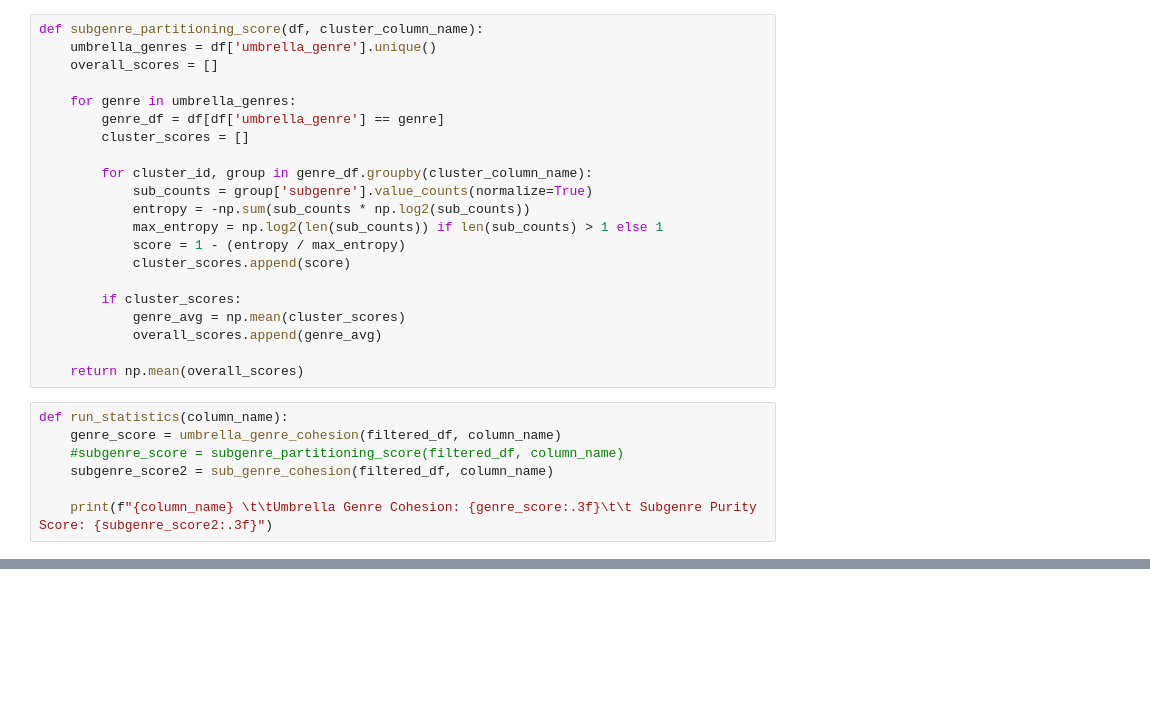
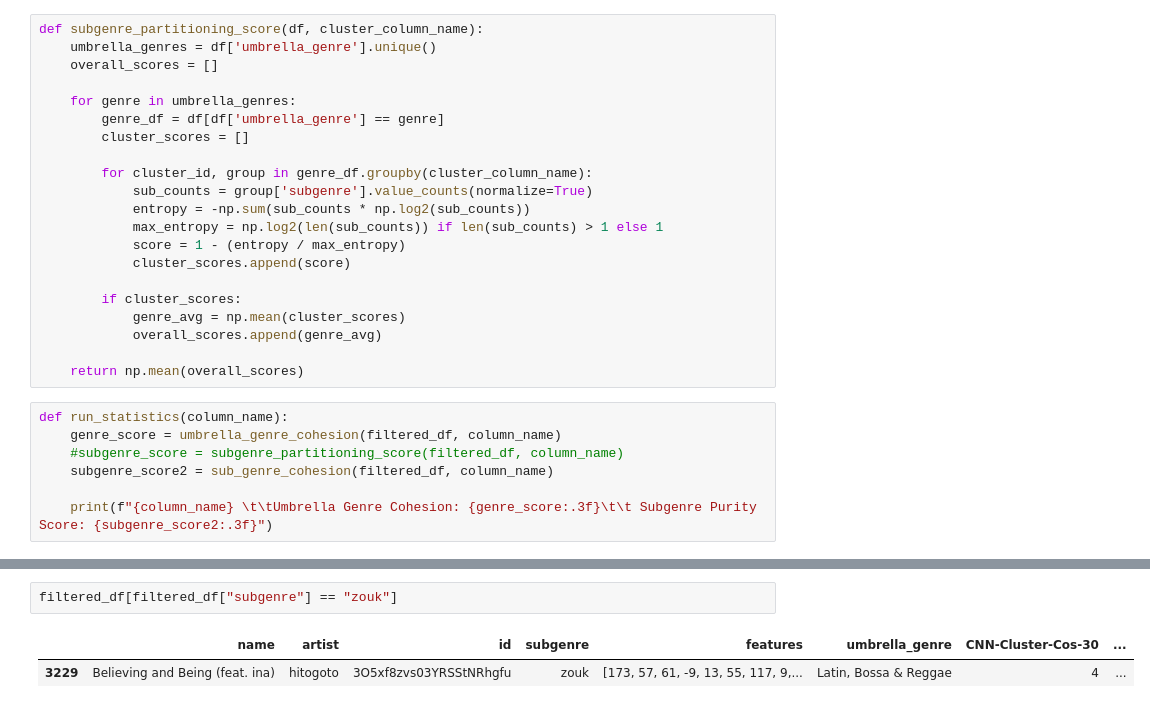
Before and after one commit to Gorp5/ContrastiveMusicLearning, a Jupyter notebook: src/DataAnalysis.ipynb, the cells around one changed output, grey strips where cells are left out. Drawn from its saved outputs; the diff is of its cells as text; blank space fills up the shorter version.

```diff
--- a/src/DataAnalysis.ipynb
+++ b/src/DataAnalysis.ipynb
@@ -276,0 +308,5 @@ genre_counts
+# %%
+filtered_df[filtered_df["subgenre"] == "zouk"]
+# %% [output]
+|  | name | artist | id | subgenre | features | umbrella_genre | CNN-Cluster-Cos-30 | ... |
+| 3229 | Believing and Being (feat. ina) | hitogoto | 3O5xf8zvs03YRSStNRhgfu | zouk | [173, 57, 61, -9, 13, 55, 117, 9,... | Latin, Bossa & Reggae | 4 | ... |
```
Also changed, not shown: parts of 8 cells of this notebook, 8 other files.
